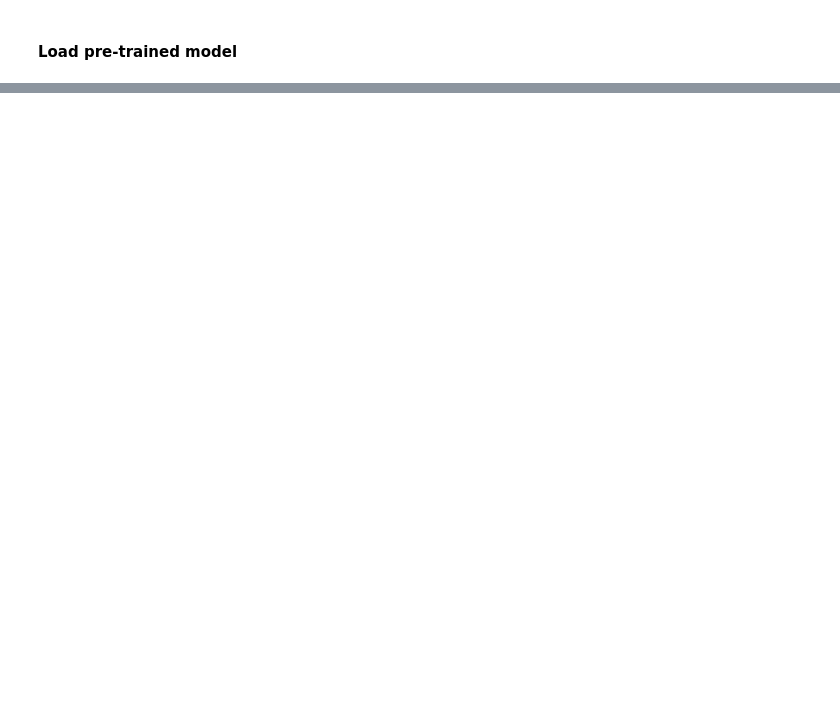
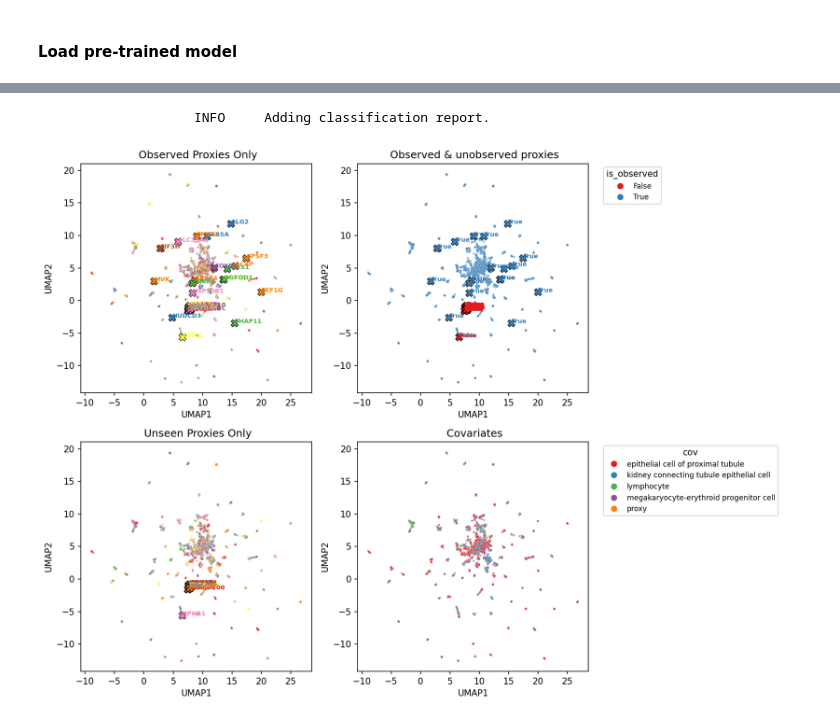
Before and after one commit to GoyalLab/ExPert, a Jupyter notebook: vae/notebooks/TrainParam.ipynb, the cells around one changed output, grey strips where cells are left out. Drawn from its saved outputs; the diff is of its cells as text; code cells hidden in the pictures; blank space fills up the shorter version.

Commit message:
Updated training notebook, added gene descriptions, updated hierachical prediction logic

```diff
--- a/vae/notebooks/TrainParam.ipynb
+++ b/vae/notebooks/TrainParam.ipynb
@@ -100,9 +79,9 @@ model.test(test_adata_p=test_p, batch_label='context', cls_label='cls_label', in
 #### Load pre-trained model
 # %%
 # Load a model
-model_dir = '/gpfs/projects/b1042/GoyalLab/lschwartz/dl/data/merge/8a2a33dfa4d9a069/models/small/sweep/run_71/config/lightning_logs/version_0/model'
-version_dir = os.path.dirname(model_dir)
+version_dir = '/gpfs/projects/b1042/GoyalLab/lschwartz/dl/data/merge/8a2a33dfa4d9a069/models/small/staged/2/pre-train/lightning_logs/version_0'
+m_dir = os.path.join(version_dir, 'model')
 output_dir = os.path.join(version_dir, 'test')
-model = JEDVI.load(model_dir, adata=sc.read(train_p))
+base_model = ExPert.load(m_dir)
 # %% [output]
 INFO     File
@@ -370,0 +98,7 @@ results = test(
+# %%
+# Load model
+version_dir = '/home/xlv0877/proj_home/dl/data/merge/8a2a33dfa4d9a069/models/small/sweep11/run_10/config/lightning_logs/version_0'
+m_dir = os.path.join(version_dir, 'model')
+output_dir = os.path.join(version_dir, 'zero-shot')
+model = ExPert.load(m_dir)
+model.model_log_dir = version_dir
@@ -370,0 +110,15 @@ results = test(
+# %%
+# Check out latent space with class proxies
+import src.utils.plotting as pl
+
+predictions = model.predict(indices=model._get_split_indices('val'), obs_only=False)
+df, fig = pl.plot_umap_with_proxies(
+    latent_space=predictions['z_shared'],
+    cls_emb=predictions['cls_proj'],
+    labels=predictions['label_idx'],
+    covs=predictions['batch'],
+    code_to_label=predictions['soft_predictions'].columns,
+    n_obs=model.n_labels,
+    palette='Set1'
+)
+# %% [output]
@@ -370,0 +127,2 @@ results = test(
+                    INFO     Adding classification report.
+[figure, added]
```
Also changed, not shown: parts of 36 cells of this notebook, 6 other files.
